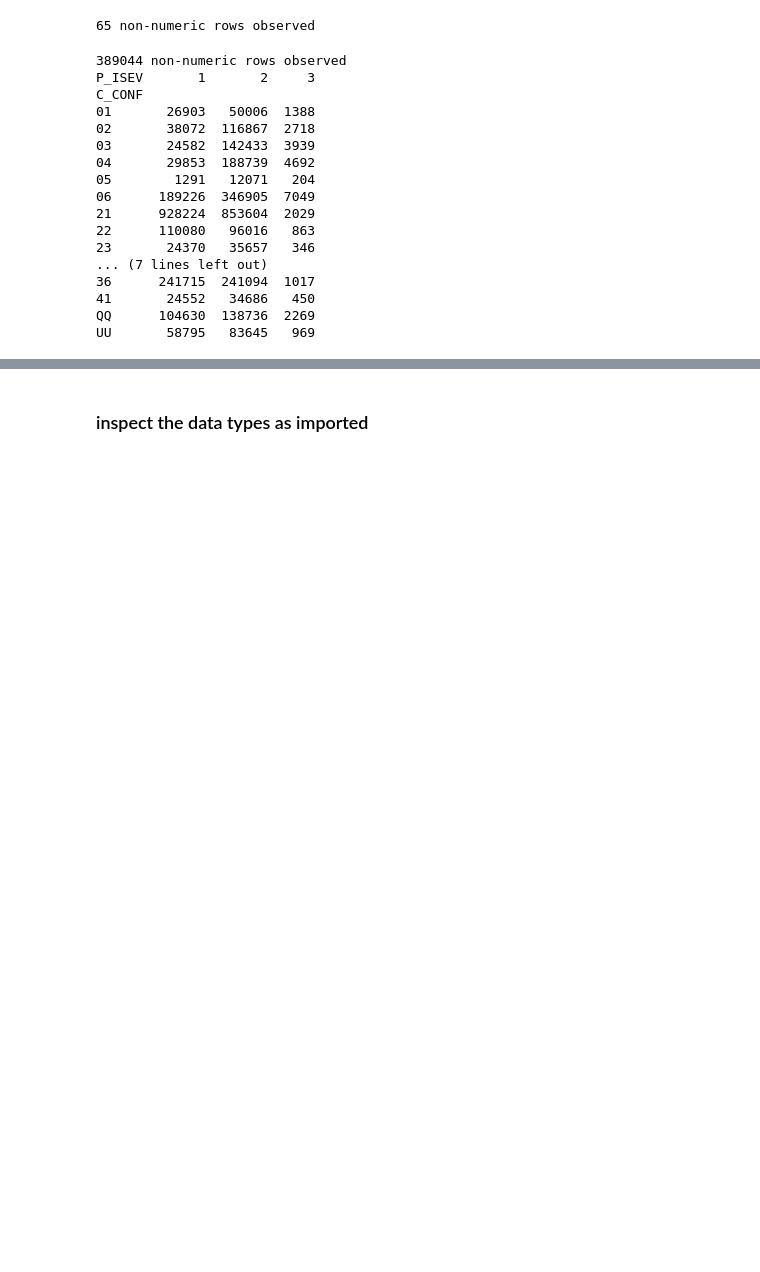
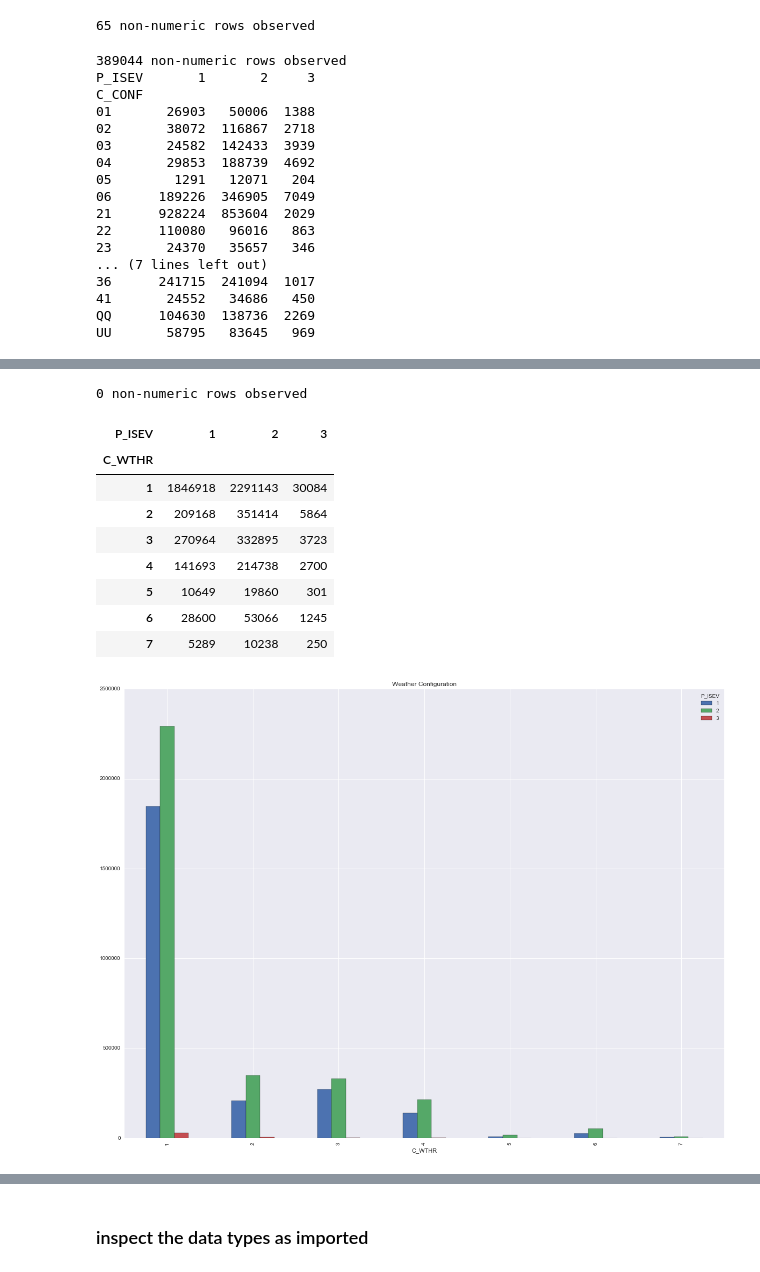
Before and after one commit to pgunabal/Capstone_CKME136_Winter_2018, a Jupyter notebook: CKME136_2018_dataprep.ipynb, the cells around one changed output, grey strips where cells are left out. Saved outputs shown, nothing was run; the diff lists cells and outputs as text; code cells hidden in the pictures; blank space fills up the shorter version.

```diff
--- a/CKME136_2018_dataprep.ipynb
+++ b/CKME136_2018_dataprep.ipynb
@@ -285,0 +458,3 @@ UU       58795   83645   969
+# %%
+#compute probability of each level not including unknows
+P = computeP(gbWTHR)
@@ -285,0 +471,21 @@ UU       58795   83645   969
+# %%
+#impute unkown values
+df['C_WTHR'] = df['C_WTHR'].apply(lambda x: x.replace('Q', selectBin(1, 8, P, False)))
+df['C_WTHR'] = df['C_WTHR'].apply(lambda x: x.replace('U', selectBin(1, 8, P, False)))
+print("{count} non-numeric rows observed".format(count = df['C_WTHR'].astype('str').str.contains('[^0-9]').sum()))
+# %% [output]
+0 non-numeric rows observed
+# %%
+#check histogram for new distribution
+checkHistogram(df, 'C_WTHR', 'P_ISEV', True)
+# %% [output]
+| P_ISEV | 1 | 2 | 3 |
+| C_WTHR |  |  |  |
+| 1 | 1846918 | 2291143 | 30084 |
+| 2 | 209168 | 351414 | 5864 |
+| 3 | 270964 | 332895 | 3723 |
+| 4 | 141693 | 214738 | 2700 |
+| 5 | 10649 | 19860 | 301 |
+| 6 | 28600 | 53066 | 1245 |
+| 7 | 5289 | 10238 | 250 |
+[figure, added]
```
Also changed, not shown: parts of 59 cells of this notebook, 1 other file.
